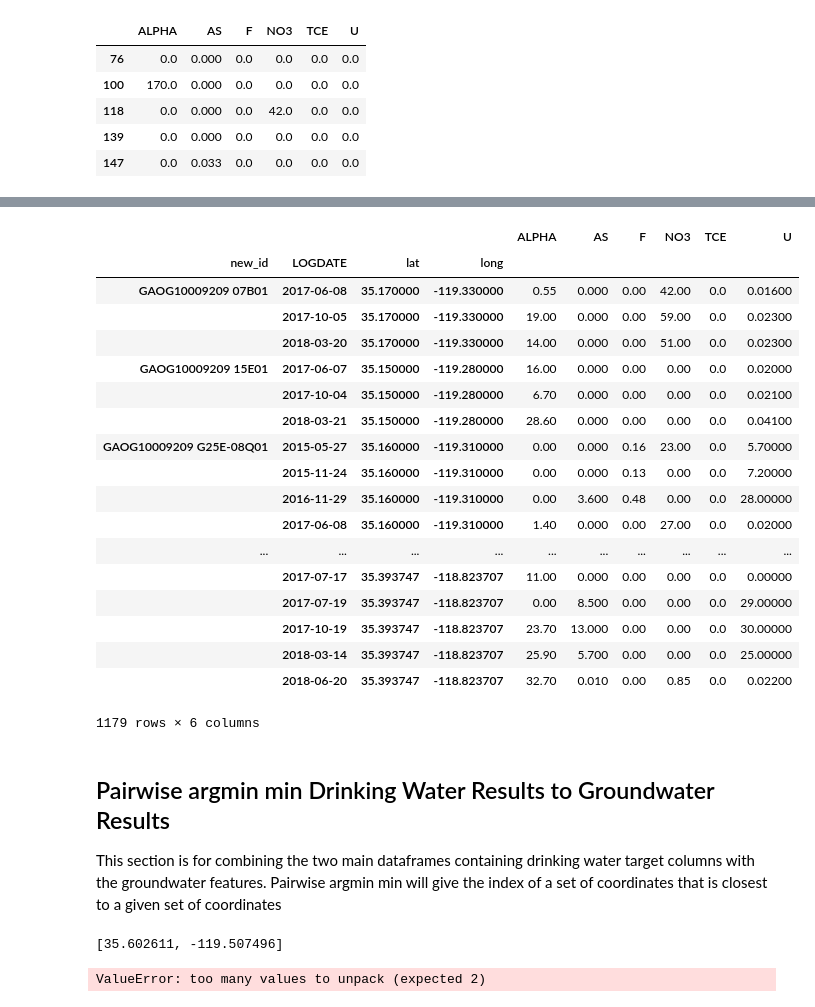
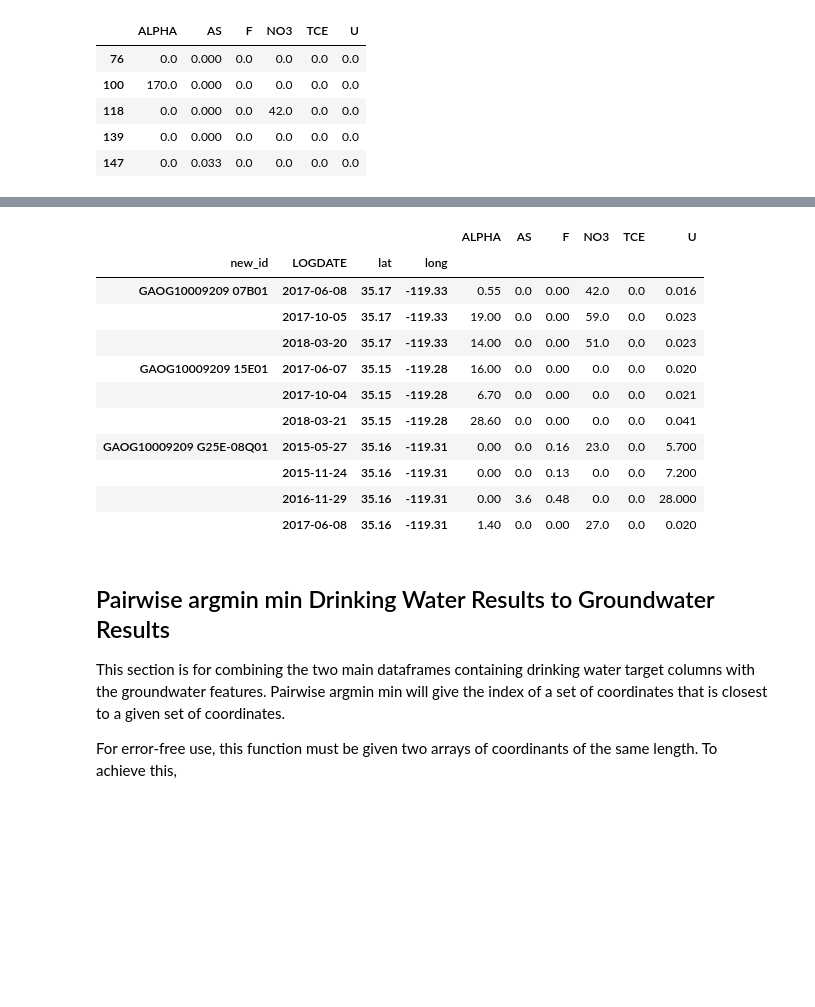
Before and after one commit to waterdatacollaborative/NicoleLook_Drinking-Water-Contaminant-Classification, a Jupyter notebook: Capstone.ipynb, the cells around one changed output, grey strips where cells are left out. Cells and saved outputs as stored; diff of their text form; code cells hidden in the pictures; blank space fills up the shorter version.

Commit message:
Complete pairwise mapping of drinking stations to nearest gw wells

```diff
--- a/Capstone.ipynb
+++ b/Capstone.ipynb
@@ -904,28 +909,24 @@ new_gw[(new_gw['new_id'] == 'GAOG10009209 07B01') & (new_gw['LOGDATE'] == '2017-
 | 816136 | GAOG10009209 | 07B01 | 2017-10-05 | GAOG10009209 07B01 | 35.17 | -119.33 | 0.0 | 0.0 | 0.0 | 0.0 | ... |
 # %%
 gw_grouped = new_gw.drop(['GLOBAL_ID', 'FIELD_PT_NAME'], axis=1)
-gw_grouped.groupby(['new_id', 'LOGDATE', 'lat', 'long']).sum()
+gw_grouped = gw_grouped.groupby(['new_id', 'LOGDATE', 'lat', 'long']).sum()
+gw_grouped.head(10)
 # %% [output]
 |  |  |  |  | ALPHA | AS | F | NO3 | TCE | U |
 | new_id | LOGDATE | lat | long |  |  |  |  |  |  |
-| GAOG10009209 07B01 | 2017-06-08 | 35.170000 | -119.330000 | 0.55 | 0.000 | 0.00 | 42.00 | 0.0 | 0.01600 |
-|  | 2017-10-05 | 35.170000 | -119.330000 | 19.00 | 0.000 | 0.00 | 59.00 | 0.0 | 0.02300 |
-|  | 2018-03-20 | 35.170000 | -119.330000 | 14.00 | 0.000 | 0.00 | 51.00 | 0.0 | 0.02300 |
-| GAOG10009209 15E01 | 2017-06-07 | 35.150000 | -119.280000 | 16.00 | 0.000 | 0.00 | 0.00 | 0.0 | 0.02000 |
-|  | 2017-10-04 | 35.150000 | -119.280000 | 6.70 | 0.000 | 0.00 | 0.00 | 0.0 | 0.02100 |
-|  | 2018-03-21 | 35.150000 | -119.280000 | 28.60 | 0.000 | 0.00 | 0.00 | 0.0 | 0.04100 |
-| GAOG10009209 G25E-08Q01 | 2015-05-27 | 35.160000 | -119.310000 | 0.00 | 0.000 | 0.16 | 23.00 | 0.0 | 5.70000 |
-|  | 2015-11-24 | 35.160000 | -119.310000 | 0.00 | 0.000 | 0.13 | 0.00 | 0.0 | 7.20000 |
-|  | 2016-11-29 | 35.160000 | -119.310000 | 0.00 | 3.600 | 0.48 | 0.00 | 0.0 | 28.00000 |
-|  | 2017-06-08 | 35.160000 | -119.310000 | 1.40 | 0.000 | 0.00 | 27.00 | 0.0 | 0.02000 |
-| ... | ... | ... | ... | ... | ... | ... | ... | ... | ... |
-|  | 2017-07-17 | 35.393747 | -118.823707 | 11.00 | 0.000 | 0.00 | 0.00 | 0.0 | 0.00000 |
-|  | 2017-07-19 | 35.393747 | -118.823707 | 0.00 | 8.500 | 0.00 | 0.00 | 0.0 | 29.00000 |
-|  | 2017-10-19 | 35.393747 | -118.823707 | 23.70 | 13.000 | 0.00 | 0.00 | 0.0 | 30.00000 |
-|  | 2018-03-14 | 35.393747 | -118.823707 | 25.90 | 5.700 | 0.00 | 0.00 | 0.0 | 25.00000 |
-|  | 2018-06-20 | 35.393747 | -118.823707 | 32.70 | 0.010 | 0.00 | 0.85 | 0.0 | 0.02200 |
+| GAOG10009209 07B01 | 2017-06-08 | 35.17 | -119.33 | 0.55 | 0.0 | 0.00 | 42.0 | 0.0 | 0.016 |
+|  | 2017-10-05 | 35.17 | -119.33 | 19.00 | 0.0 | 0.00 | 59.0 | 0.0 | 0.023 |
+|  | 2018-03-20 | 35.17 | -119.33 | 14.00 | 0.0 | 0.00 | 51.0 | 0.0 | 0.023 |
+| GAOG10009209 15E01 | 2017-06-07 | 35.15 | -119.28 | 16.00 | 0.0 | 0.00 | 0.0 | 0.0 | 0.020 |
+|  | 2017-10-04 | 35.15 | -119.28 | 6.70 | 0.0 | 0.00 | 0.0 | 0.0 | 0.021 |
+|  | 2018-03-21 | 35.15 | -119.28 | 28.60 | 0.0 | 0.00 | 0.0 | 0.0 | 0.041 |
+| GAOG10009209 G25E-08Q01 | 2015-05-27 | 35.16 | -119.31 | 0.00 | 0.0 | 0.16 | 23.0 | 0.0 | 5.700 |
+|  | 2015-11-24 | 35.16 | -119.31 | 0.00 | 0.0 | 0.13 | 0.0 | 0.0 | 7.200 |
+|  | 2016-11-29 | 35.16 | -119.31 | 0.00 | 3.6 | 0.48 | 0.0 | 0.0 | 28.000 |
+|  | 2017-06-08 | 35.16 | -119.31 | 1.40 | 0.0 | 0.00 | 27.0 | 0.0 | 0.020 |
-1179 rows × 6 columns
 # %% [markdown]
 ## Pairwise argmin min Drinking Water Results to Groundwater Results
 
-This section is for combining the two main dataframes containing drinking water target columns with the groundwater features. Pairwise argmin min will give the index of a set of coordinates that is closest to a given set of coordinates
+This section is for combining the two main dataframes containing drinking water target columns with the groundwater features. Pairwise argmin min will give the index of a set of coordinates that is closest to a given set of coordinates.
+
+For error-free use, this function must be given two arrays of coordinants of the same length. To achieve this,
@@ -935,9 +933 @@ Y2 = list(well_loc2.values())
-# %%
-X2
-# %% [output]
-[35.602611, -119.507496]
-# %%
-argmin, dist = pairwise_distances_argmin(X2, Y2, metric="euclidean", axis=0)
-# %% [output]
-ValueError: too many values to unpack (expected 2)
 # %%
```
Also changed, not shown: parts of 27 cells of this notebook.
